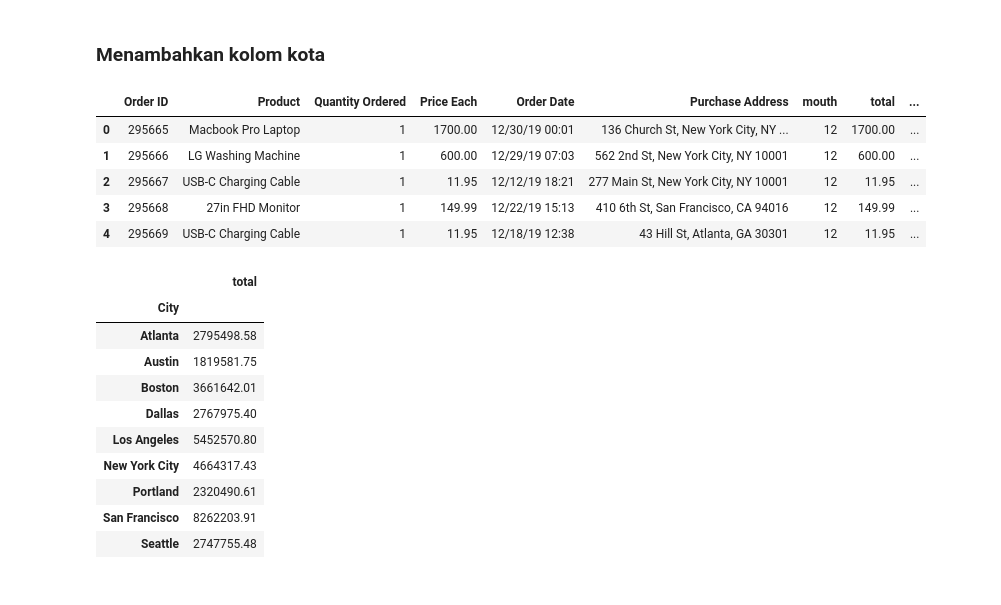
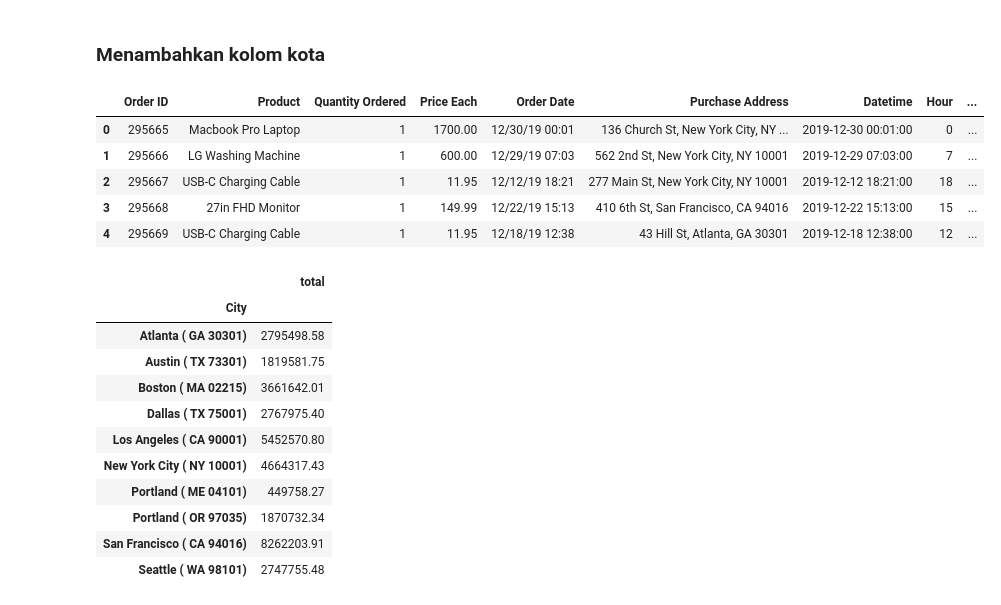
Before and after one commit to andreantama/laern-pandas-sales-analysis, a Jupyter notebook: 1.CleaningDatas/Sales Anaytics.ipynb, the cells around one changed output. Cells and saved outputs as stored; diff of their text form; code cells hidden in the pictures.

```diff
--- a/1.CleaningDatas/Sales Anaytics.ipynb
+++ b/1.CleaningDatas/Sales Anaytics.ipynb
@@ -52,0 +55,3 @@ all_data.head()
+# %%
+all_data["Datetime"] = pd.to_datetime(all_data["Order Date"])
+all_data.head()
@@ -53,7 +65,7 @@ all_data.head()
 # %% [markdown]
 #### cleaning data Mengubah tipe data kolom Quantity Ordered dan Price Each menjadi numeric
 # %%
-all_data["Price Each"] = pd.to_numeric(all_data["Price Each"])
-all_data["Quantity Ordered"] = pd.to_numeric(all_data["Quantity Ordered"])
+all_data["Price Each"] = pd.to_numeric(all_data["Price Each"], errors='coerce')
+all_data["Quantity Ordered"] = pd.to_numeric(all_data["Quantity Ordered"], errors='coerce')
 all_data.head()
 # %% [output]
@@ -65,0 +80,4 @@ all_data.head()
+# %%
+all_data["Hour"] = all_data["Datetime"].dt.hour
+all_data["Minute"] = all_data["Datetime"].dt.minute
+all_data.head()
@@ -69,6 +94,6 @@ all_data.head()
 #### Menambahkan kolom bulan untuk masing2 row berdasarkan kolom Order_Date
 # %%
 all_data["mouth"] = all_data["Order Date"].str[0:2]
-all_data["mouth"] = all_data["mouth"].astype("int32")
+all_data["mouth"] = all_data["mouth"].astype("int")
 all_data.head()
 # %% [output]
@@ -123,30 +132,36 @@ plt.show()
 # %%
 def getCity(value):
     secondAddress = value.split(",")
     return secondAddress[1]
-all_data["City"] = all_data["Purchase Address"].apply(getCity)
+def getState(value):
+    stateAddress = value.split(",")
+    return stateAddress[2]
+
+# all_data["City"] = all_data["Purchase Address"].apply(lambda x: getCity(x)+", "+getState(x))
+all_data["City"] = all_data["Purchase Address"].apply(lambda x: f"{getCity(x)} ({getState(x)})")
 all_data.head()
 # %% [output]
-|  | Order ID | Product | Quantity Ordered | Price Each | Order Date | Purchase Address | mouth | total | ... |
-| 0 | 295665 | Macbook Pro Laptop | 1 | 1700.00 | 12/30/19 00:01 | 136 Church St, New York City, NY ... | 12 | 1700.00 | ... |
-| 1 | 295666 | LG Washing Machine | 1 | 600.00 | 12/29/19 07:03 | 562 2nd St, New York City, NY 10001 | 12 | 600.00 | ... |
-| 2 | 295667 | USB-C Charging Cable | 1 | 11.95 | 12/12/19 18:21 | 277 Main St, New York City, NY 10001 | 12 | 11.95 | ... |
-| 3 | 295668 | 27in FHD Monitor | 1 | 149.99 | 12/22/19 15:13 | 410 6th St, San Francisco, CA 94016 | 12 | 149.99 | ... |
-| 4 | 295669 | USB-C Charging Cable | 1 | 11.95 | 12/18/19 12:38 | 43 Hill St, Atlanta, GA 30301 | 12 | 11.95 | ... |
+|  | Order ID | Product | Quantity Ordered | Price Each | Order Date | Purchase Address | Datetime | Hour | ... |
+| 0 | 295665 | Macbook Pro Laptop | 1 | 1700.00 | 12/30/19 00:01 | 136 Church St, New York City, NY ... | 2019-12-30 00:01:00 | 0 | ... |
+| 1 | 295666 | LG Washing Machine | 1 | 600.00 | 12/29/19 07:03 | 562 2nd St, New York City, NY 10001 | 2019-12-29 07:03:00 | 7 | ... |
+| 2 | 295667 | USB-C Charging Cable | 1 | 11.95 | 12/12/19 18:21 | 277 Main St, New York City, NY 10001 | 2019-12-12 18:21:00 | 18 | ... |
+| 3 | 295668 | 27in FHD Monitor | 1 | 149.99 | 12/22/19 15:13 | 410 6th St, San Francisco, CA 94016 | 2019-12-22 15:13:00 | 15 | ... |
+| 4 | 295669 | USB-C Charging Cable | 1 | 11.95 | 12/18/19 12:38 | 43 Hill St, Atlanta, GA 30301 | 2019-12-18 12:38:00 | 12 | ... |
 # %%
 results = all_data[["City", "total"]].groupby("City").sum()
 results
 # %% [output]
 |  | total |
 | City |  |
-| Atlanta | 2795498.58 |
-| Austin | 1819581.75 |
-| Boston | 3661642.01 |
-| Dallas | 2767975.40 |
-| Los Angeles | 5452570.80 |
-| New York City | 4664317.43 |
-| Portland | 2320490.61 |
-| San Francisco | 8262203.91 |
-| Seattle | 2747755.48 |
+| Atlanta ( GA 30301) | 2795498.58 |
+| Austin ( TX 73301) | 1819581.75 |
+| Boston ( MA 02215) | 3661642.01 |
+| Dallas ( TX 75001) | 2767975.40 |
+| Los Angeles ( CA 90001) | 5452570.80 |
+| New York City ( NY 10001) | 4664317.43 |
+| Portland ( ME 04101) | 449758.27 |
+| Portland ( OR 97035) | 1870732.34 |
+| San Francisco ( CA 94016) | 8262203.91 |
+| Seattle ( WA 98101) | 2747755.48 |
 # %%
 # cities = all_data["City"].unique()
```
Also changed, not shown: parts of 16 cells of this notebook, 1 other file.
